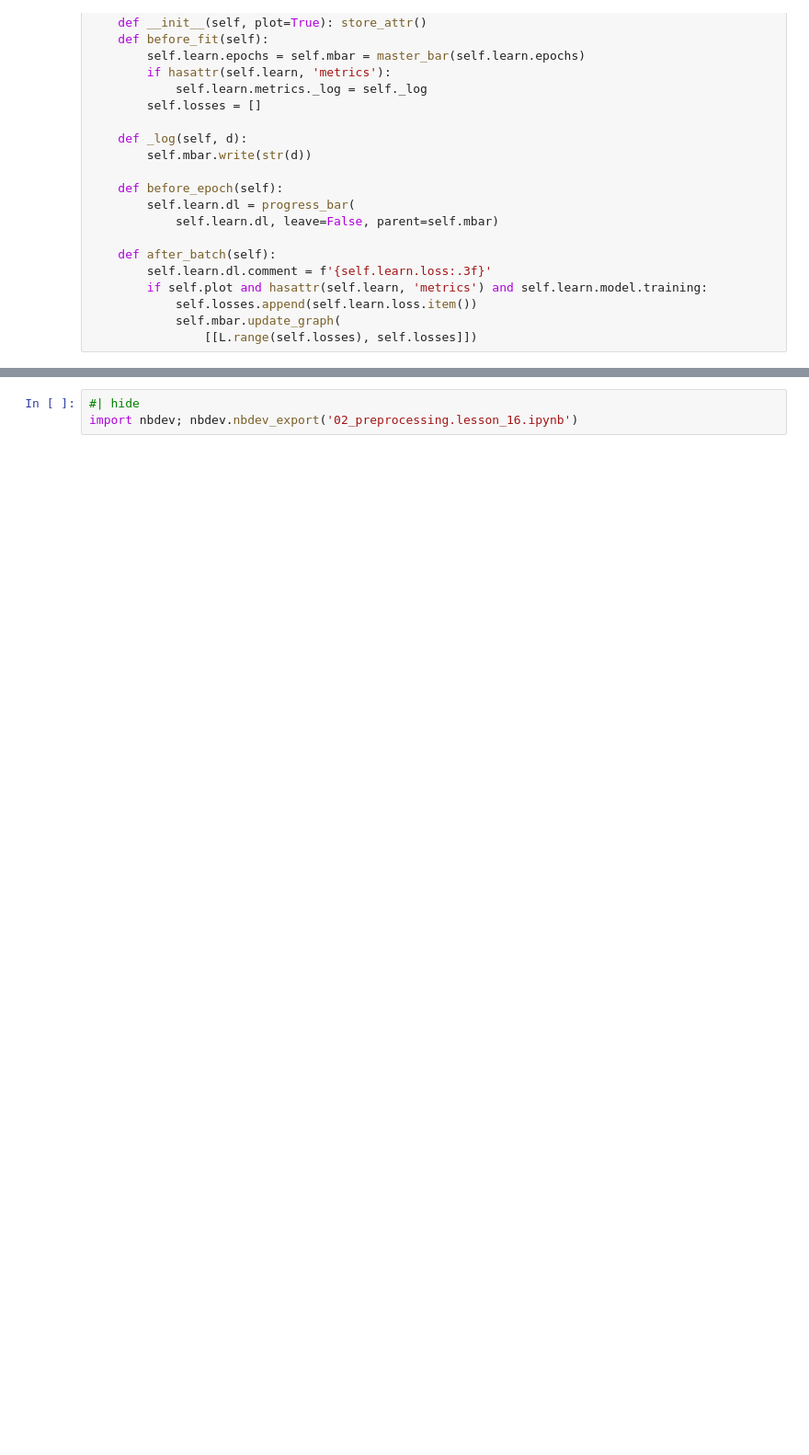
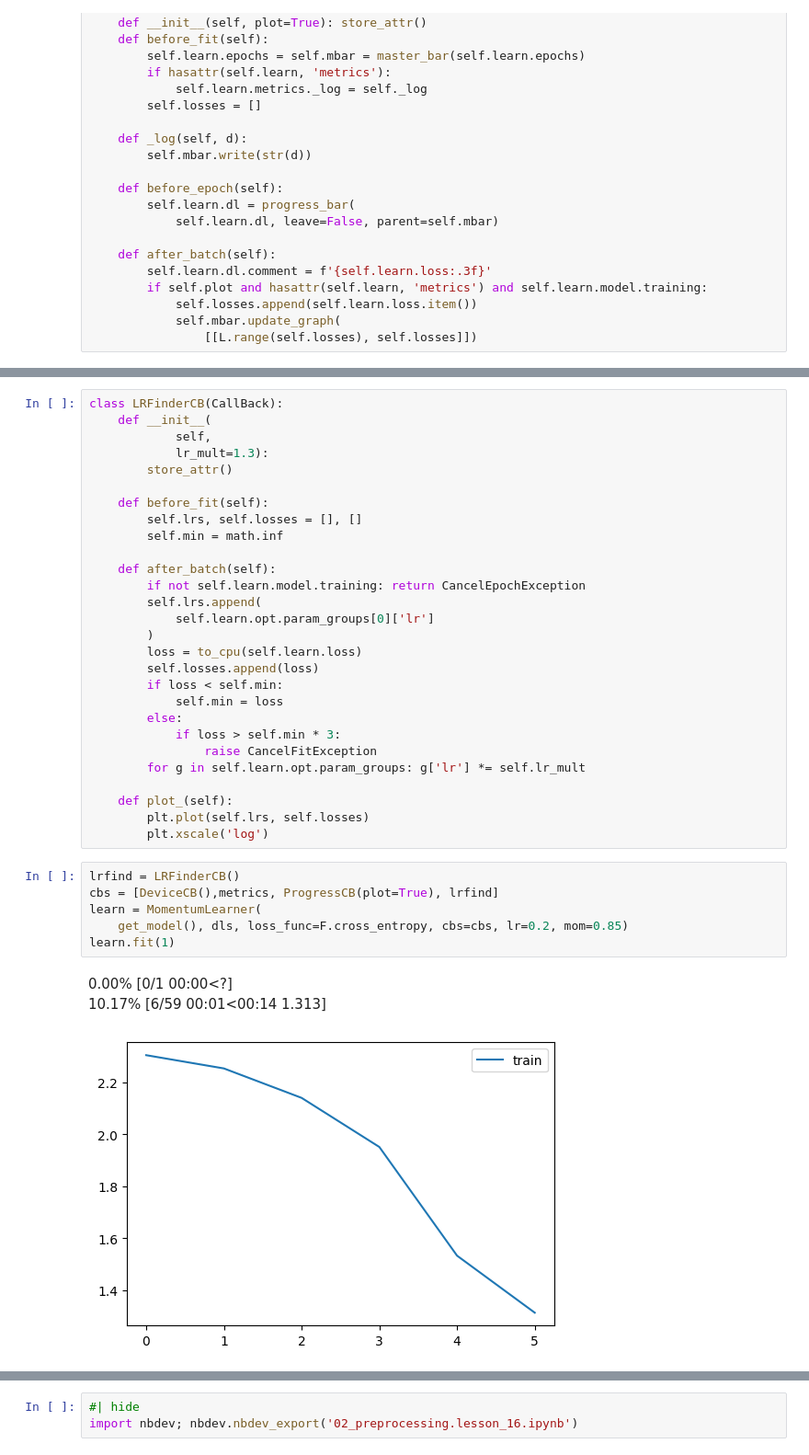
Before and after one commit to HasanGoni/fastai_course22p2, a Jupyter notebook: nbs/02_preprocessing.lesson_16.ipynb, the cells around one changed output, grey strips where cells are left out. Shown at 92% size. Saved outputs shown, nothing was run; the diff lists cells and outputs as text; blank space fills up the shorter version.

```diff
--- a/nbs/02_preprocessing.lesson_16.ipynb
+++ b/nbs/02_preprocessing.lesson_16.ipynb
@@ -494,0 +520,38 @@ learn.fit(1)
+# %%
+class LRFinderCB(CallBack):
+	def __init__(
+			self,
+			lr_mult=1.3):
+		store_attr()
+
+	def before_fit(self):
+		self.lrs, self.losses = [], []
+		self.min = math.inf
+
+	def after_batch(self):
+		if not self.learn.model.training: return CancelEpochException
+		self.lrs.append(
+			self.learn.opt.param_groups[0]['lr']
+		)
+		loss = to_cpu(self.learn.loss)
+		self.losses.append(loss)
+		if loss < self.min:
+			self.min = loss
+		else:
+			if loss > self.min * 3:
+				raise CancelFitException
+		for g in self.learn.opt.param_groups: g['lr'] *= self.lr_mult
+
+	def plot_(self):
+		plt.plot(self.lrs, self.losses)
+		plt.xscale('log')
+# %%
+lrfind = LRFinderCB()
+cbs = [DeviceCB(),metrics, ProgressCB(plot=True), lrfind]
+learn = MomentumLearner(
+    get_model(), dls, loss_func=F.cross_entropy, cbs=cbs, lr=0.2, mom=0.85)
+learn.fit(1)
+# %% [output]
+0.00% [0/1 00:00<?]
+10.17% [6/59 00:01<00:14 1.313]
+[figure, added]
```
Also changed, not shown: parts of 15 cells of this notebook, 1 other file.
